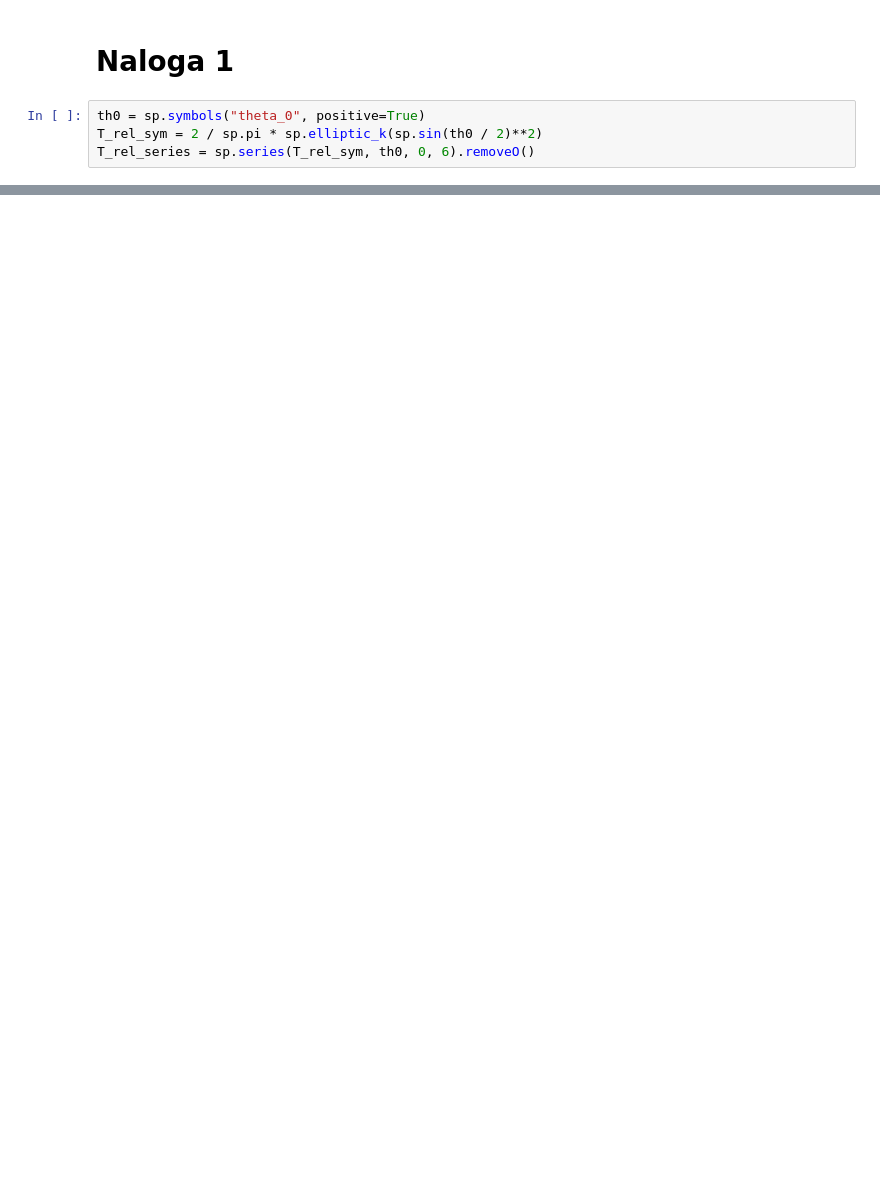
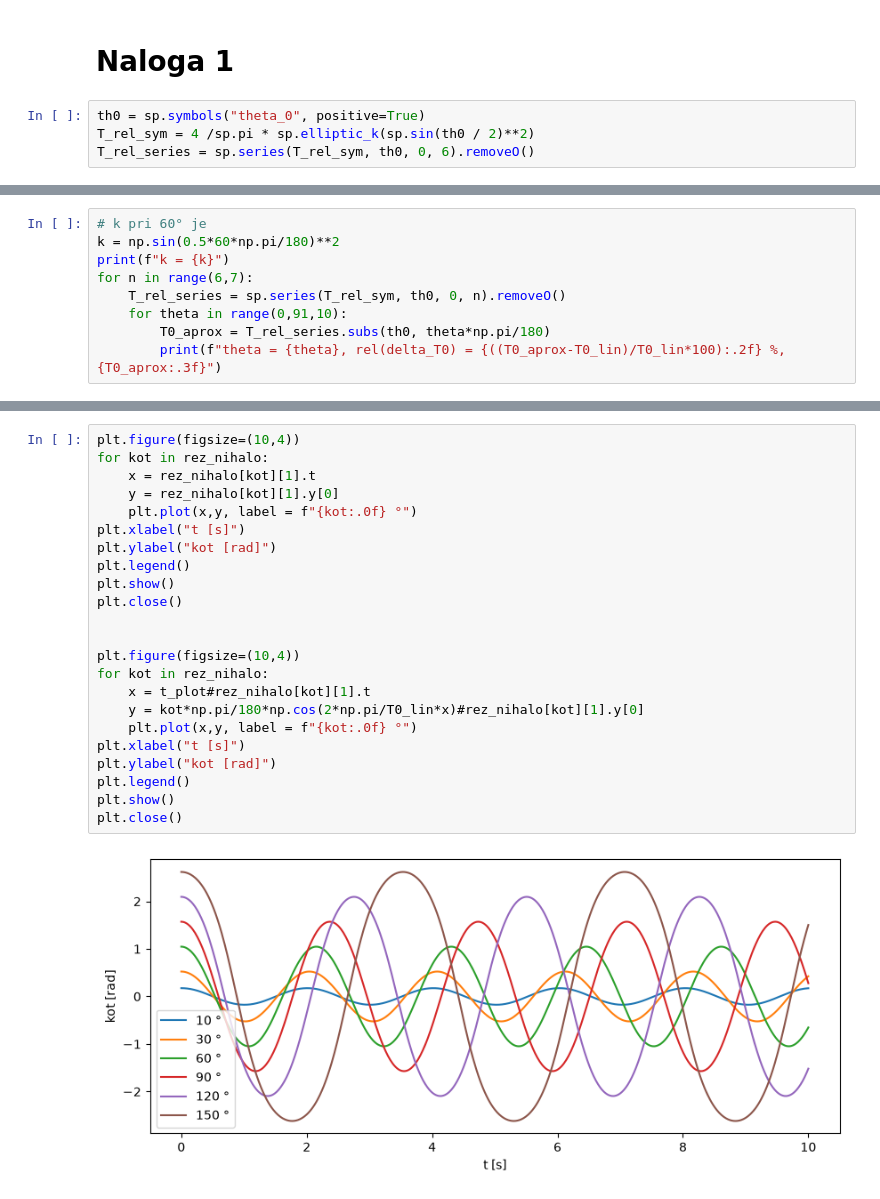
Before and after one commit to ReneMarkovic/Nelinearn_dinami-ni_sistemi, a Jupyter notebook: 02_vaje/vaje_02_live.ipynb, the cells around one changed output, grey strips where cells are left out. Saved outputs shown, nothing was run; the diff lists cells and outputs as text; blank space fills up the shorter version.

```diff
--- a/02_vaje/vaje_02_live.ipynb
+++ b/02_vaje/vaje_02_live.ipynb
@@ -14,7 +17,7 @@ T0_lin =2*np.pi*np.sqrt(L/g)
 # Naloga 1
 # %%
 th0 = sp.symbols("theta_0", positive=True)
-T_rel_sym = 2 / sp.pi * sp.elliptic_k(sp.sin(th0 / 2)**2)
+T_rel_sym = 4 /sp.pi * sp.elliptic_k(sp.sin(th0 / 2)**2)
 T_rel_series = sp.series(T_rel_sym, th0, 0, 6).removeO()
 # %%
 display(T_rel_sym)
@@ -24,0 +28,9 @@ $\displaystyle \frac{11 \theta_{0}^{4}}{3072} + \frac{\theta_{0}^{2}}{16} + 1$
+# %%
+# k pri 60° je
+k = np.sin(0.5*60*np.pi/180)**2
+print(f"k = {k}")
+for n in range(6,7):
+    T_rel_series = sp.series(T_rel_sym, th0, 0, n).removeO()
+    for theta in range(0,91,10):
+        T0_aprox = T_rel_series.subs(th0, theta*np.pi/180)
+        print(f"theta = {theta}, rel(delta_T0) = {((T0_aprox-T0_lin)/T0_lin*100):.2f} %, {T0_aprox:.3f}")
@@ -24,0 +94,25 @@ $\displaystyle \frac{11 \theta_{0}^{4}}{3072} + \frac{\theta_{0}^{2}}{16} + 1$
+# %%
+plt.figure(figsize=(10,4))
+for kot in rez_nihalo:
+    x = rez_nihalo[kot][1].t
+    y = rez_nihalo[kot][1].y[0]
+    plt.plot(x,y, label = f"{kot:.0f} °")
+plt.xlabel("t [s]")
+plt.ylabel("kot [rad]")
+plt.legend()
+plt.show()
+plt.close()
+
+
+plt.figure(figsize=(10,4))
+for kot in rez_nihalo:
+    x = t_plot#rez_nihalo[kot][1].t
+    y = kot*np.pi/180*np.cos(2*np.pi/T0_lin*x)#rez_nihalo[kot][1].y[0]
+    plt.plot(x,y, label = f"{kot:.0f} °")
+plt.xlabel("t [s]")
+plt.ylabel("kot [rad]")
+plt.legend()
+plt.show()
+plt.close()
+# %% [output]
+[figure, added]
```
Also changed, not shown: parts of 13 cells of this notebook, 1 other file.
